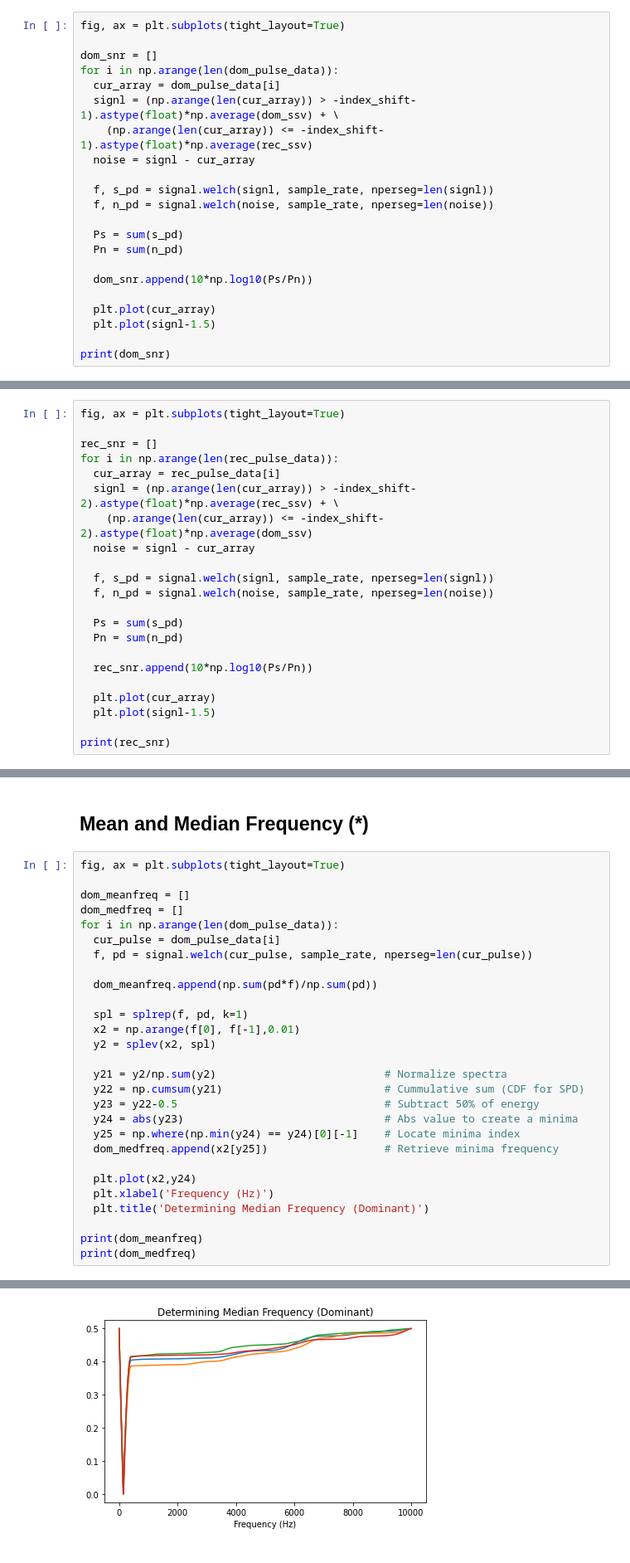
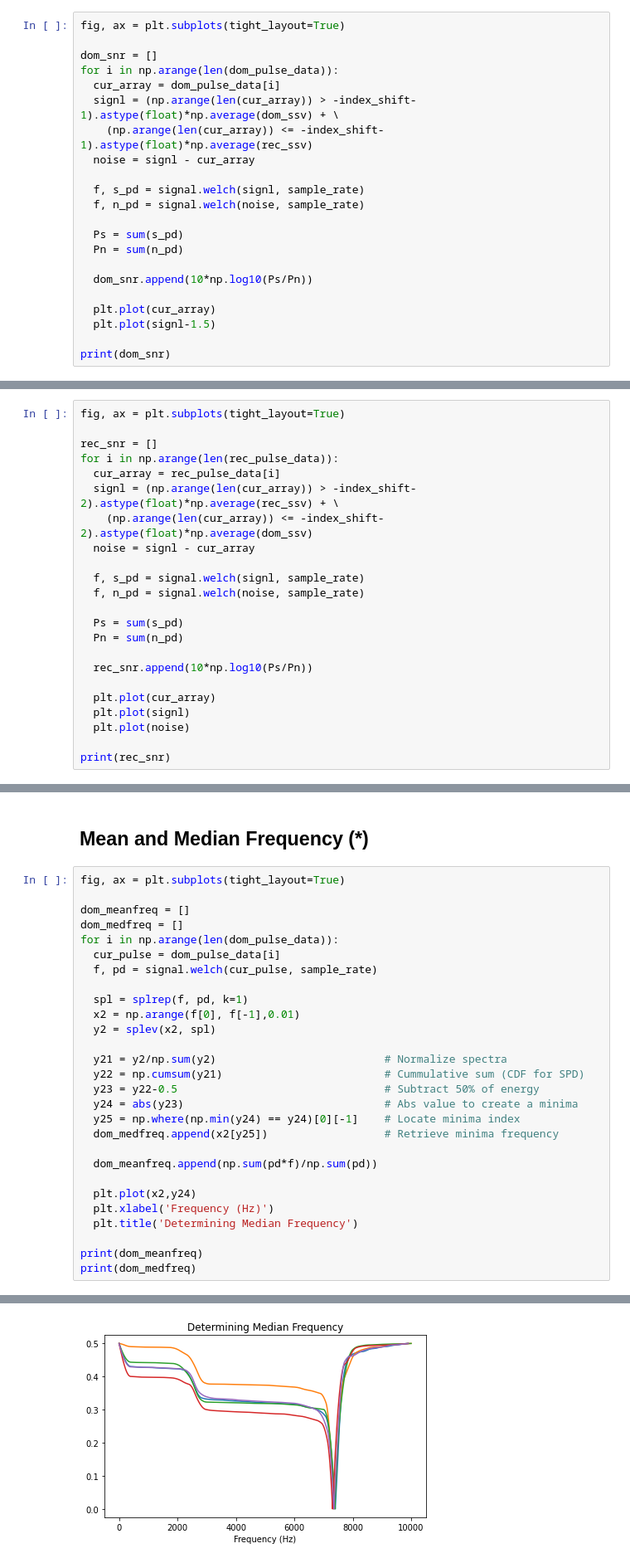
Before and after one commit to vermakun/ecu-fingerprinting, a Jupyter notebook: ecu_fingerprint_sandbox.ipynb, the cells around one changed output, grey strips where cells are left out. Shown at 83% size. Drawn from its saved outputs; the diff is of its cells as text.

```diff
--- a/ecu_fingerprint_sandbox.ipynb
+++ b/ecu_fingerprint_sandbox.ipynb
@@ -920,8 +920,8 @@ for i in np.arange(len(dom_pulse_data)):
     (np.arange(len(cur_array)) <= -index_shift-1).astype(float)*np.average(rec_ssv)
   noise = signl - cur_array
 
-  f, s_pd = signal.welch(signl, sample_rate, nperseg=len(signl))
-  f, n_pd = signal.welch(noise, sample_rate, nperseg=len(noise))
+  f, s_pd = signal.welch(signl, sample_rate)
+  f, n_pd = signal.welch(noise, sample_rate)
 
   Ps = sum(s_pd)
   Pn = sum(n_pd)
@@ -953,8 +953,8 @@ for i in np.arange(len(rec_pulse_data)):
     (np.arange(len(cur_array)) <= -index_shift-2).astype(float)*np.average(dom_ssv)
   noise = signl - cur_array
 
-  f, s_pd = signal.welch(signl, sample_rate, nperseg=len(signl))
-  f, n_pd = signal.welch(noise, sample_rate, nperseg=len(noise))
+  f, s_pd = signal.welch(signl, sample_rate)
+  f, n_pd = signal.welch(noise, sample_rate)
 
   Ps = sum(s_pd)
   Pn = sum(n_pd)
@@ -962,7 +962,8 @@ for i in np.arange(len(rec_pulse_data)):
   rec_snr.append(10*np.log10(Ps/Pn))
 
   plt.plot(cur_array)
-  plt.plot(signl-1.5)
+  plt.plot(signl)
+  plt.plot(noise)
 
 print(rec_snr)
 # %% [output]
@@ -985,9 +978,7 @@ dom_meanfreq = []
 dom_medfreq = []
 for i in np.arange(len(dom_pulse_data)):
   cur_pulse = dom_pulse_data[i]
-  f, pd = signal.welch(cur_pulse, sample_rate, nperseg=len(cur_pulse))
-
-  dom_meanfreq.append(np.sum(pd*f)/np.sum(pd))
+  f, pd = signal.welch(cur_pulse, sample_rate)
 
   spl = splrep(f, pd, k=1)
   x2 = np.arange(f[0], f[-1],0.01)
@@ -1000,9 +991,11 @@ for i in np.arange(len(dom_pulse_data)):
   y25 = np.where(np.min(y24) == y24)[0][-1]    # Locate minima index
   dom_medfreq.append(x2[y25])                  # Retrieve minima frequency
 
+  dom_meanfreq.append(np.sum(pd*f)/np.sum(pd))
+
   plt.plot(x2,y24)
   plt.xlabel('Frequency (Hz)')
-  plt.title('Determining Median Frequency (Dominant)')
+  plt.title('Determining Median Frequency')
 
 print(dom_meanfreq)
 print(dom_medfreq)
@@ -1012,4 +1005,4 @@ print(dom_medfreq)
-[figure, old version]
+[figure, new version]
 # %%
 fig, ax = plt.subplots(tight_layout=True)
 
```
Also changed, not shown: parts of 6 cells of this notebook.
